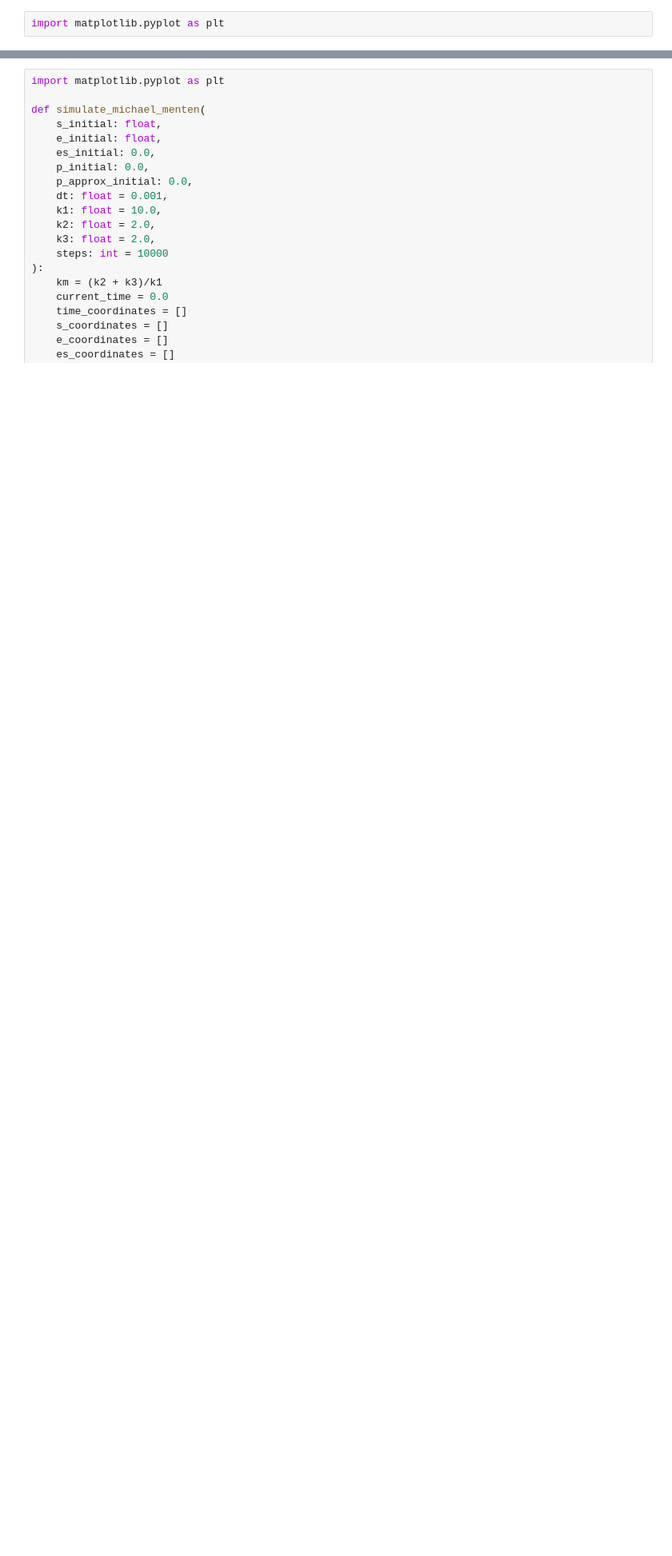
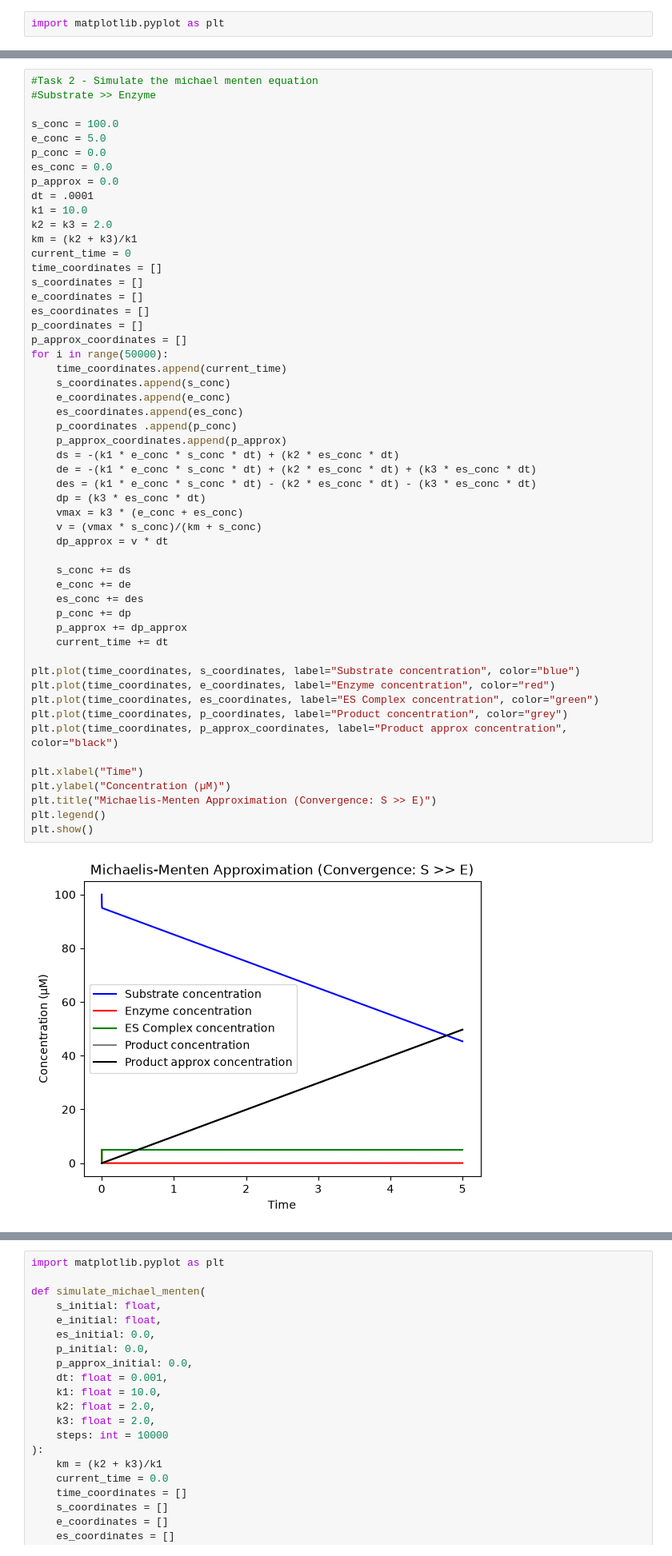
Before and after one commit to ankushgoyalengineer/systems-bio-lab, a Jupyter notebook: 02-Michaelis-Menten/model.ipynb, the cells around one changed output, grey strips where cells are left out. Shown at 80% size. Saved outputs shown, nothing was run; the diff lists cells and outputs as text; blank space fills up the shorter version.

```diff
--- a/02-Michaelis-Menten/model.ipynb
+++ b/02-Michaelis-Menten/model.ipynb
@@ -60 +50,56 @@ plt.show()
+# %%
+#Task 2 - Simulate the michael menten equation
+#Substrate >> Enzyme
+
+s_conc = 100.0
+e_conc = 5.0
+p_conc = 0.0
+es_conc = 0.0
+p_approx = 0.0
+dt = .0001
+k1 = 10.0
+k2 = k3 = 2.0
+km = (k2 + k3)/k1
+current_time = 0
+time_coordinates = []
+s_coordinates = []
+e_coordinates = []
+es_coordinates = []
+p_coordinates = []
+p_approx_coordinates = []
+for i in range(50000):
+    time_coordinates.append(current_time)
+    s_coordinates.append(s_conc)
+    e_coordinates.append(e_conc)
+    es_coordinates.append(es_conc)
+    p_coordinates .append(p_conc)
+    p_approx_coordinates.append(p_approx)
+    ds = -(k1 * e_conc * s_conc * dt) + (k2 * es_conc * dt)
+    de = -(k1 * e_conc * s_conc * dt) + (k2 * es_conc * dt) + (k3 * es_conc * dt)
+    des = (k1 * e_conc * s_conc * dt) - (k2 * es_conc * dt) - (k3 * es_conc * dt)
+    dp = (k3 * es_conc * dt)
+    vmax = k3 * (e_conc + es_conc)
+    v = (vmax * s_conc)/(km + s_conc)
+    dp_approx = v * dt
+
+    s_conc += ds
+    e_conc += de
+    es_conc += des
+    p_conc += dp
+    p_approx += dp_approx
+    current_time += dt
+
+plt.plot(time_coordinates, s_coordinates, label="Substrate concentration", color="blue")
+plt.plot(time_coordinates, e_coordinates, label="Enzyme concentration", color="red")
+plt.plot(time_coordinates, es_coordinates, label="ES Complex concentration", color="green")
+plt.plot(time_coordinates, p_coordinates, label="Product concentration", color="grey")
+plt.plot(time_coordinates, p_approx_coordinates, label="Product approx concentration", color="black")
+
+plt.xlabel("Time")
+plt.ylabel("Concentration (µM)")
+plt.title("Michaelis-Menten Approximation (Convergence: S >> E)")
+plt.legend()
+plt.show()
+# %% [output]
+[figure, added]
 # %%
```
Also changed, not shown: parts of 3 cells of this notebook, 5 other files.
